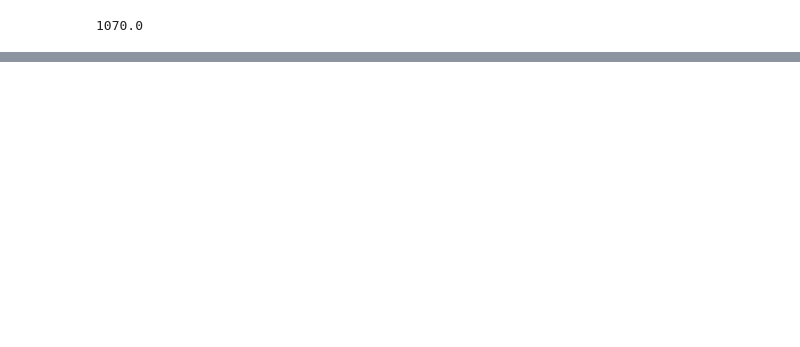
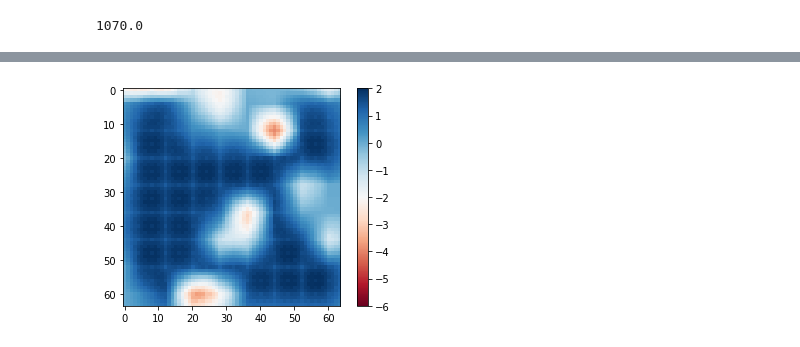
Before and after one commit to hogunkee/PalletLoading_skt, a Jupyter notebook: Eval.ipynb, the cells around one changed output, grey strips where cells are left out. Drawn from its saved outputs; the diff is of its cells as text; code cells hidden in the pictures; blank space fills up the shorter version.

```diff
--- a/Eval.ipynb
+++ b/Eval.ipynb
@@ -58,0 +113,8 @@ plt.imshow(s - env.state)
+# %%
+block2 = np.array([0.2, 0.2])
+action, q2 = get_action(env, FCQ, state, block2, epsilon=0.0, pre_action=None, with_q=True)
+plt.imshow(q2[0], cmap='RdBu', vmin=-6, vmax=2)
+plt.colorbar()
+plt.show()
+# %% [output]
+[figure, added]
```
Also changed, not shown: parts of 12 cells of this notebook, 1 other file.
